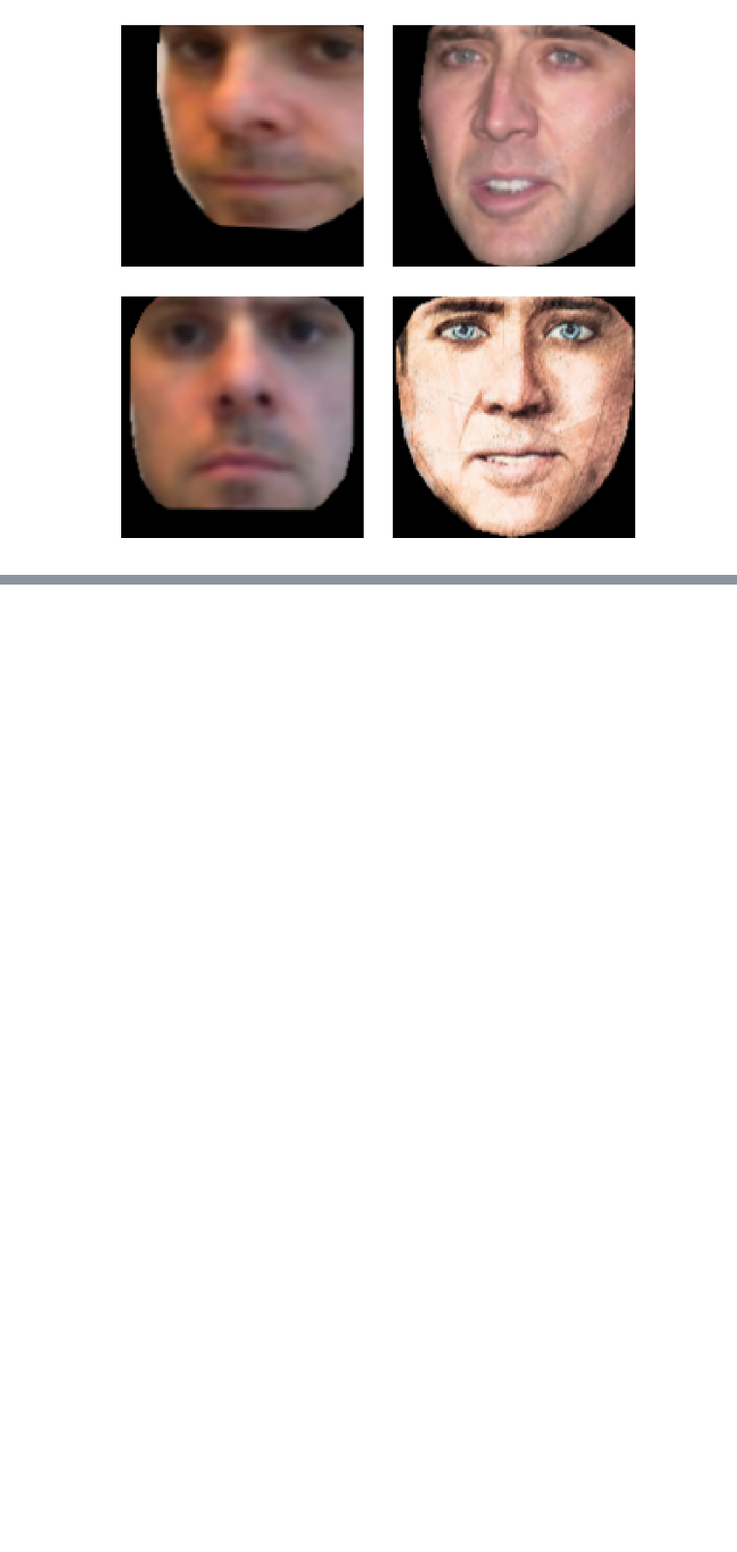
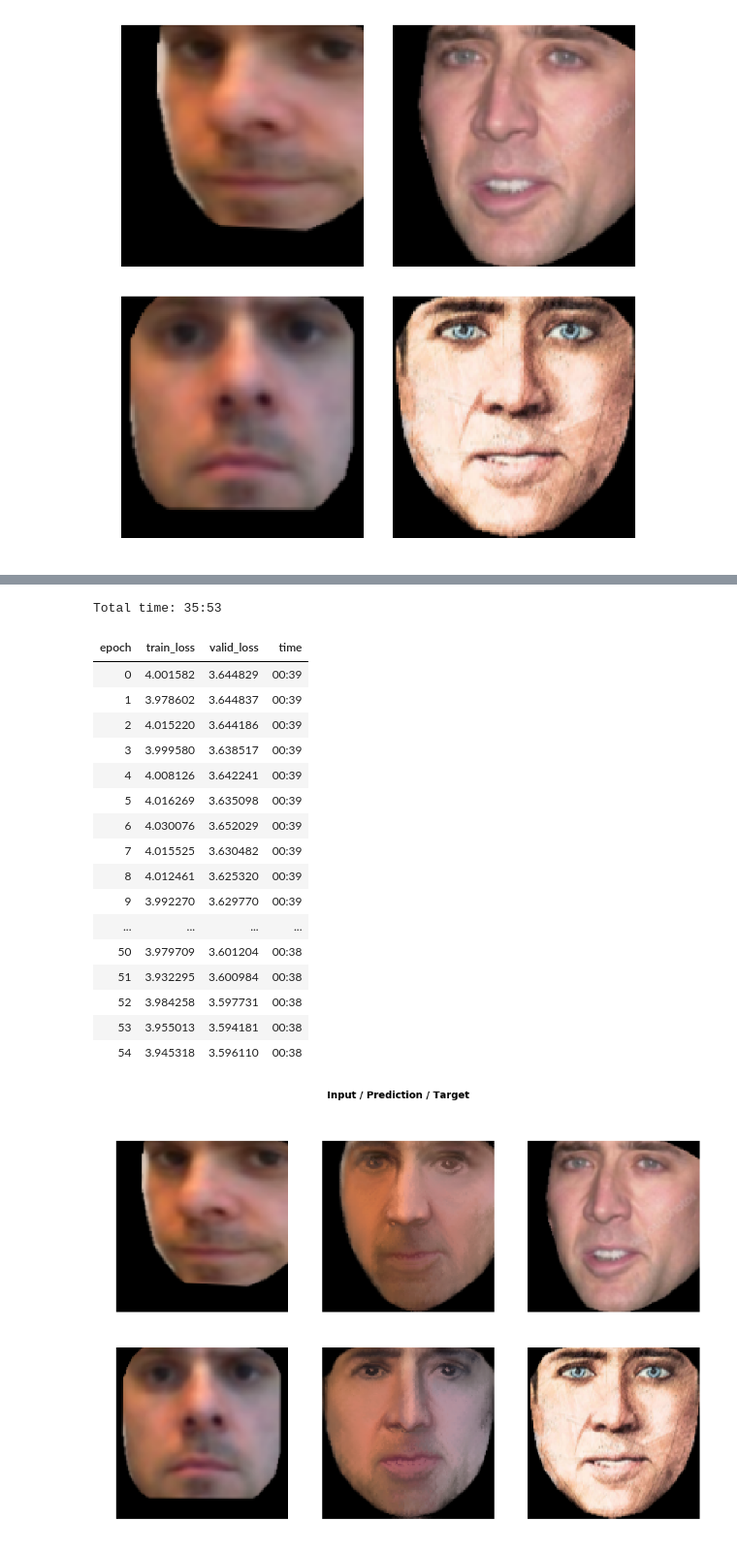
Before and after one commit to bestaar/predictiveFilterFlow, a Jupyter notebook: predictiveFilterFlow.ipynb, the cells around one changed output, grey strips where cells are left out. Shown at 97% size. Saved outputs shown, nothing was run; the diff lists cells and outputs as text; code cells hidden in the pictures; blank space fills up the shorter version.

```diff
--- a/predictiveFilterFlow.ipynb
+++ b/predictiveFilterFlow.ipynb
@@ -424,7 +430,27 @@ G.show_results(rows=2, imgsize=5)
 # %%
 gc.collect()
-G.fit_fc(55,1e-3)
+G.fit_fc(55,2e-4)
 # show final result
 G.show_results(rows=2, imgsize=5)
+# %% [output]
+Total time: 35:53
+| epoch | train_loss | valid_loss | time |
+| 0 | 4.001582 | 3.644829 | 00:39 |
+| 1 | 3.978602 | 3.644837 | 00:39 |
+| 2 | 4.015220 | 3.644186 | 00:39 |
+| 3 | 3.999580 | 3.638517 | 00:39 |
+| 4 | 4.008126 | 3.642241 | 00:39 |
+| 5 | 4.016269 | 3.635098 | 00:39 |
+| 6 | 4.030076 | 3.652029 | 00:39 |
+| 7 | 4.015525 | 3.630482 | 00:39 |
+| 8 | 4.012461 | 3.625320 | 00:39 |
+| 9 | 3.992270 | 3.629770 | 00:39 |
+| ... | ... | ... | ... |
+| 50 | 3.979709 | 3.601204 | 00:38 |
+| 51 | 3.932295 | 3.600984 | 00:38 |
+| 52 | 3.984258 | 3.597731 | 00:38 |
+| 53 | 3.955013 | 3.594181 | 00:38 |
+| 54 | 3.945318 | 3.596110 | 00:38 |
+[figure, added]
 # %%
 gc.collect()
```
Also changed, not shown: parts of 8 cells of this notebook.
